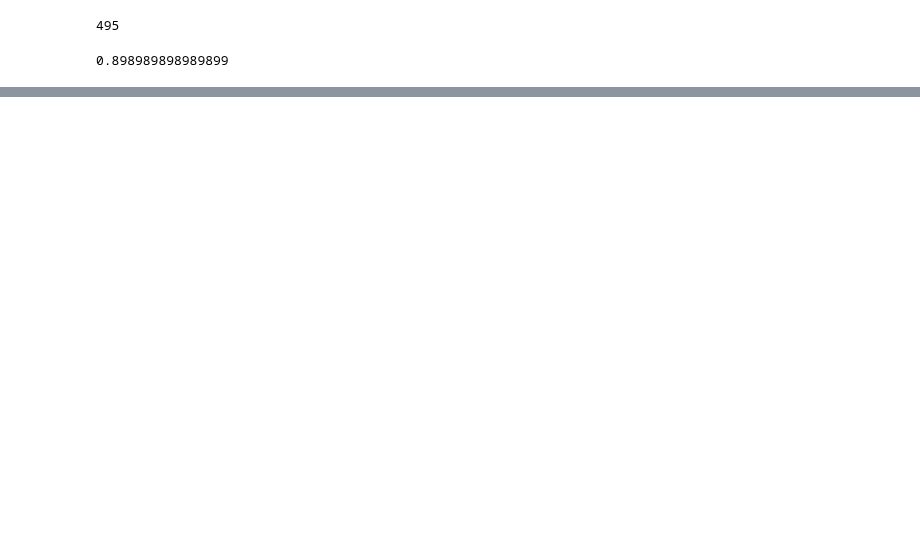
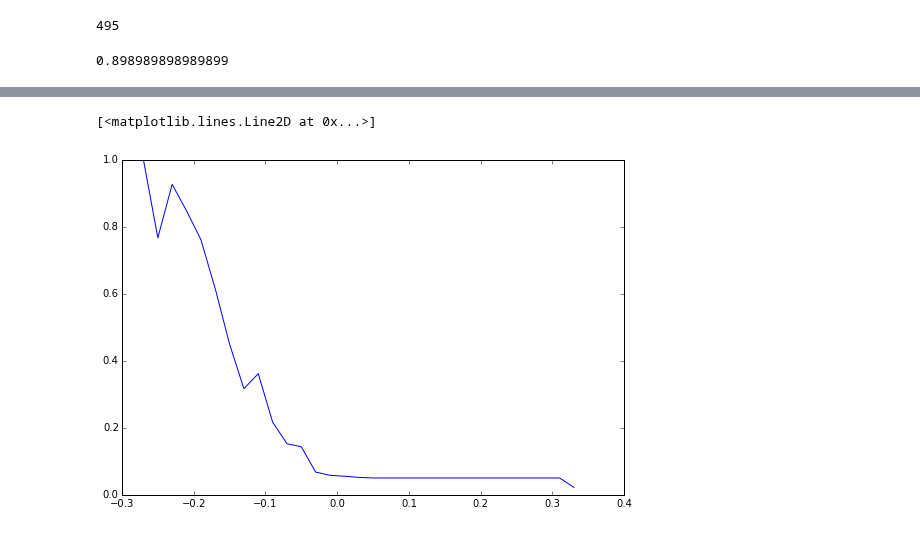
Before and after one commit to openpathsampling/openpathsampling, a Jupyter notebook: examples/ipython/toy_analysis.ipynb, the cells around one changed output, grey strips where cells are left out. Saved outputs shown, nothing was run; the diff lists cells and outputs as text; code cells hidden in the pictures; blank space fills up the shorter version.

Commit message:
Hypothetically working WHAM.
WHAM runs, including in notebook, but the results aren't so pretty. I think
that GIGO, though: the input doesn't look right, so what do you expect of
the output?

```diff
--- a/examples/ipython/toy_analysis.ipynb
+++ b/examples/ipython/toy_analysis.ipynb
@@ -131,0 +122,4 @@ for mytraj in [ens0_traj[0]]:#[slice(None,None,10)]:
+# %%
+from openpathsampling.analysis.histogram import histograms_to_pandas_dataframe
+df = histograms_to_pandas_dataframe(tis.histograms['max_lambda'].values(), fcn="reverse_cumulative").sort(axis=1)
+df
@@ -141,3 +211,9 @@ KeyError: 4
+# %%
+wham_hist_list = [ (k, wham_hist[k]) for k in sorted(wham_hist.keys()) ]
+plt.plot(list(zip(*wham_hist_list)[0]), list(zip(*wham_hist_list)[1]))
+# %% [output]
+[<matplotlib.lines.Line2D at 0x...>]
+[figure, added]
 # %%
 from openpathsampling.analysis.histogram import histograms_to_pandas_dataframe
 df = histograms_to_pandas_dataframe(tis.histograms['max_lambda'].values())
```
Also changed, not shown: parts of 12 cells of this notebook, 1 other file.
